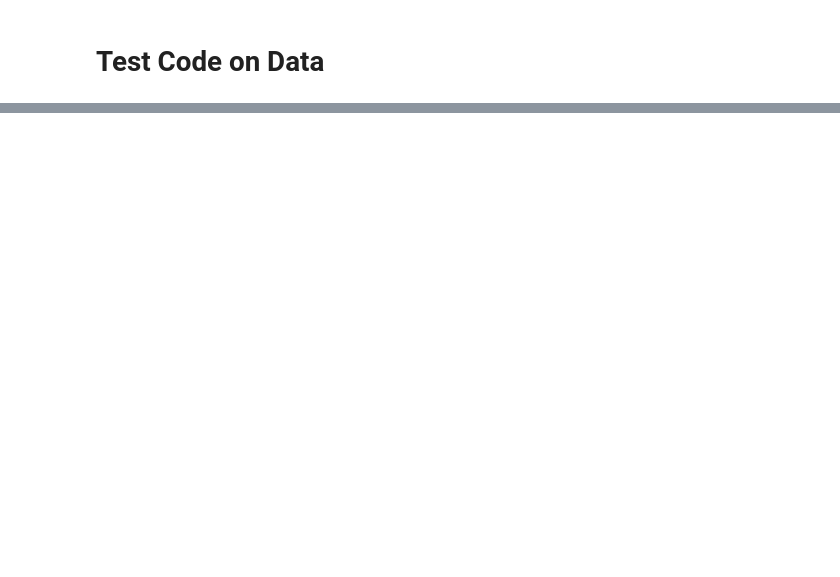
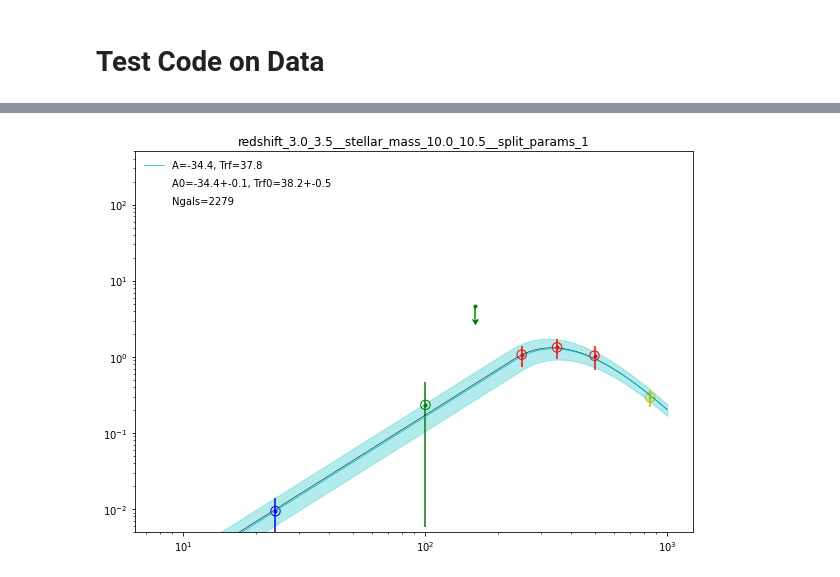
Before and after one commit to marcoviero/simstack3, a Jupyter notebook: notebooks/upper_limit_survival_function.ipynb, the cells around one changed output, grey strips where cells are left out. Saved outputs shown, nothing was run; the diff lists cells and outputs as text; code cells hidden in the pictures; blank space fills up the shorter version.

```diff
--- a/notebooks/upper_limit_survival_function.ipynb
+++ b/notebooks/upper_limit_survival_function.ipynb
@@ -582,0 +469,8 @@ plot_test_mcmc_seds(simstack_object, sed_results_dict, test_flat_samples, test_t
+# %%
+# Identify one bin to test as id_label_in
+id_label_in = 'redshift_3.0_3.5__stellar_mass_10.0_10.5__split_params_1'
+test_flat_samples, test_theta0 = estimate_mcmc_sed(sed_results_dict, id_label_in, mcmc_iterations=2000, mcmc_discard=400)
+# %%
+plot_test_mcmc_seds(simstack_object, sed_results_dict, test_flat_samples, test_theta0, id_label_in)
+# %% [output]
+[figure, added]
```
Also changed, not shown: parts of 29 cells of this notebook, 2 other files.
